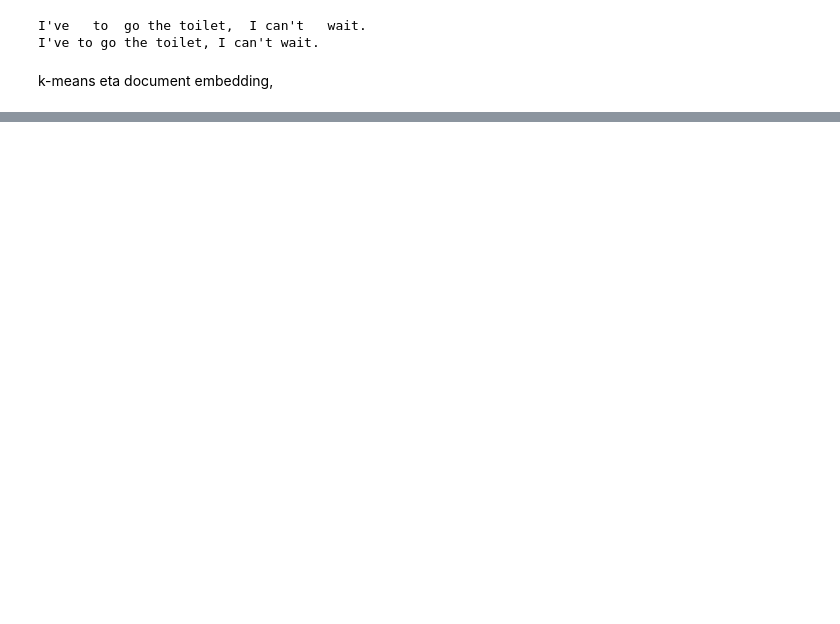
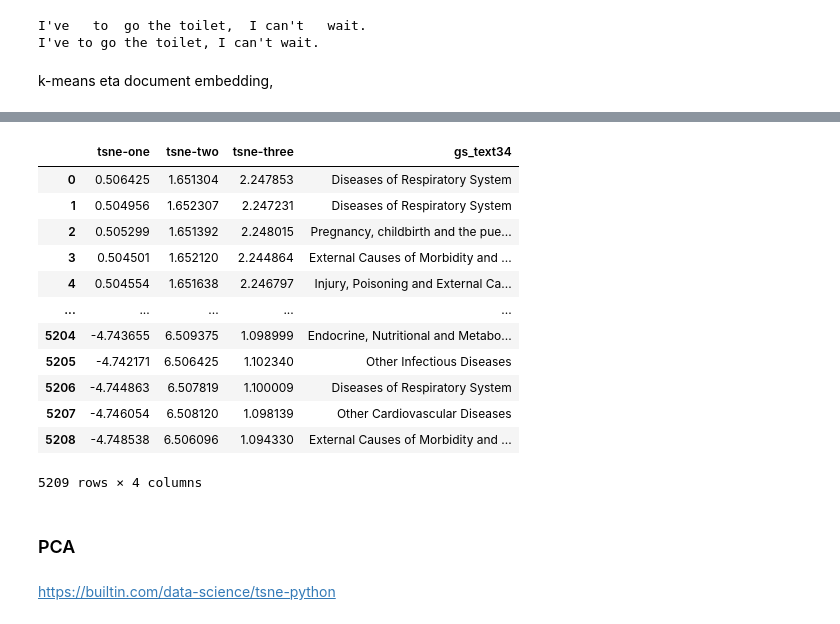
Before and after one commit to PeioLlano/MD-Verbal-Autopsy-Clustering, a Jupyter notebook: ClusteringVerbalAutopsy.ipynb, the cells around one changed output, grey strips where cells are left out. Saved outputs shown, nothing was run; the diff lists cells and outputs as text; code cells hidden in the pictures; blank space fills up the shorter version.

```diff
--- a/ClusteringVerbalAutopsy.ipynb
+++ b/ClusteringVerbalAutopsy.ipynb
@@ -460,0 +589,9 @@ k-means eta document embedding,
+# %%
+from sklearn.manifold import TSNE
+
+try: data
+except NameError: data = pd.read_csv("data/doc_embeding.csv")
+
+tsne = TSNE(n_components=3, verbose=1, perplexity=20, n_iter=250)
+tsne_results = tsne.fit_transform(data)
+tsne_results
@@ -460,0 +618,25 @@ k-means eta document embedding,
+# %%
+label = pd.read_csv("data/preproceso.csv")
+label = label['gs_text34']
+
+data['tsne-one'] = tsne_results[:,0]
+data['tsne-two'] = tsne_results[:,1]
+data['tsne-three'] = tsne_results[:,2]
+data['gs_text34'] = label
+data_tsn = data.filter(['tsne-one', 'tsne-two','tsne-three','gs_text34'])
+data_tsn.to_csv('data_graphics/data_tsne.csv')
+data_tsn
+# %% [output]
+|  | tsne-one | tsne-two | tsne-three | gs_text34 |
+| 0 | 0.506425 | 1.651304 | 2.247853 | Diseases of Respiratory System |
+| 1 | 0.504956 | 1.652307 | 2.247231 | Diseases of Respiratory System |
+| 2 | 0.505299 | 1.651392 | 2.248015 | Pregnancy, childbirth and the pue... |
+| 3 | 0.504501 | 1.652120 | 2.244864 | External Causes of Morbidity and ... |
+| 4 | 0.504554 | 1.651638 | 2.246797 | Injury, Poisoning and External Ca... |
+| ... | ... | ... | ... | ... |
+| 5204 | -4.743655 | 6.509375 | 1.098999 | Endocrine, Nutritional and Metabo... |
+| 5205 | -4.742171 | 6.506425 | 1.102340 | Other Infectious Diseases |
+| 5206 | -4.744863 | 6.507819 | 1.100009 | Diseases of Respiratory System |
+| 5207 | -4.746054 | 6.508120 | 1.098139 | Other Cardiovascular Diseases |
+| 5208 | -4.748538 | 6.506096 | 1.094330 | External Causes of Morbidity and ... |
+5209 rows × 4 columns
@@ -460,0 +648,4 @@ k-means eta document embedding,
+# %% [markdown]
+<h3>PCA</h3>
+# %% [markdown]
+https://builtin.com/data-science/tsne-python
```
Also changed, not shown: parts of 52 cells of this notebook, 8 other files.
